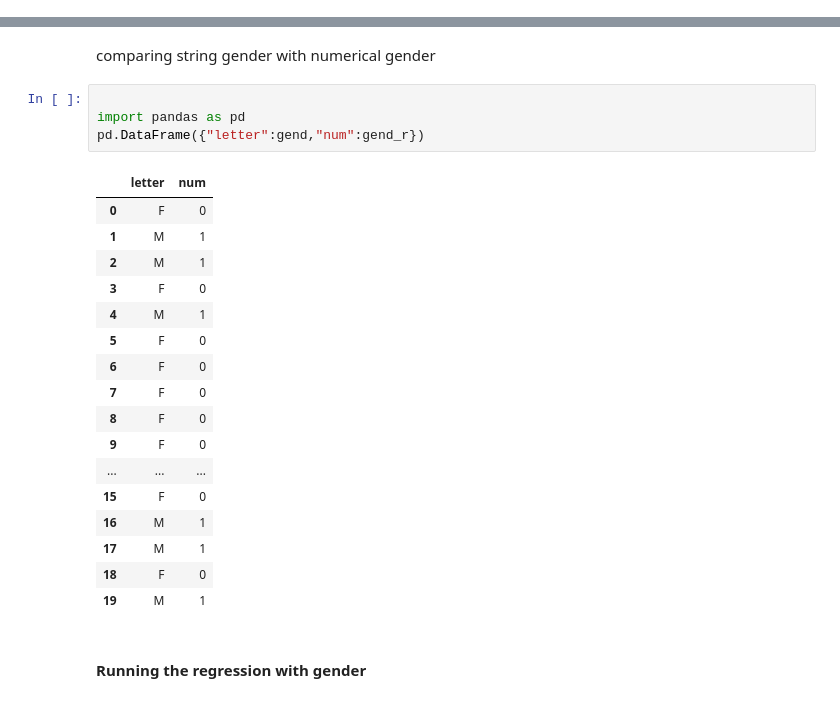
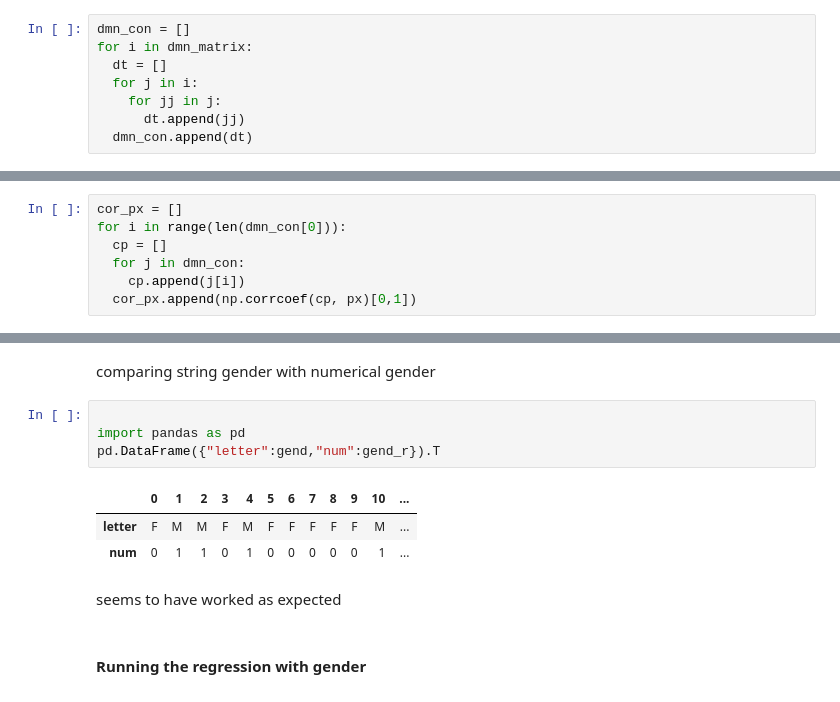
Before and after one commit to drewwint/Quant-Family-Collective-fMRI-stats, a Jupyter notebook: DWinters_QFC_wb5_rest_second_level_connectivity.ipynb, the cells around one changed output, grey strips where cells are left out. Saved outputs shown, nothing was run; the diff lists cells and outputs as text.

```diff
--- a/DWinters_QFC_wb5_rest_second_level_connectivity.ipynb
+++ b/DWinters_QFC_wb5_rest_second_level_connectivity.ipynb
@@ -170,0 +182,8 @@ Notes:
+# %%
+dmn_con = []
+for i in dmn_matrix:
+  dt = []
+  for j in i:
+    for jj in j:
+      dt.append(jj)
+  dmn_con.append(dt)
@@ -170,0 +192,7 @@ Notes:
+# %%
+cor_px = []
+for i in range(len(dmn_con[0])):
+  cp = []
+  for j in dmn_con:
+    cp.append(j[i])
+  cor_px.append(np.corrcoef(cp, px)[0,1])
@@ -186,25 +266,13 @@ comparing string gender with numerical gender
 # %%
 
 import pandas as pd
-pd.DataFrame({"letter":gend,"num":gend_r})
+pd.DataFrame({"letter":gend,"num":gend_r}).T
 # %% [output]
-|  | letter | num |
-| 0 | F | 0 |
-| 1 | M | 1 |
-| 2 | M | 1 |
-| 3 | F | 0 |
-| 4 | M | 1 |
-| 5 | F | 0 |
-| 6 | F | 0 |
-| 7 | F | 0 |
-| 8 | F | 0 |
-| 9 | F | 0 |
-| ... | ... | ... |
-| 15 | F | 0 |
-| 16 | M | 1 |
-| 17 | M | 1 |
-| 18 | F | 0 |
-| 19 | M | 1 |
+|  | 0 | 1 | 2 | 3 | 4 | 5 | 6 | 7 | 8 | 9 | 10 | ... |
+| letter | F | M | M | F | M | F | F | F | F | F | M | ... |
+| num | 0 | 1 | 1 | 0 | 1 | 0 | 0 | 0 | 0 | 0 | 1 | ... |
+# %% [markdown]
+seems to have worked as expected
 # %% [markdown]
 #### Running the regression with gender
 # %%
```
Also changed, not shown: parts of 35 cells of this notebook.
